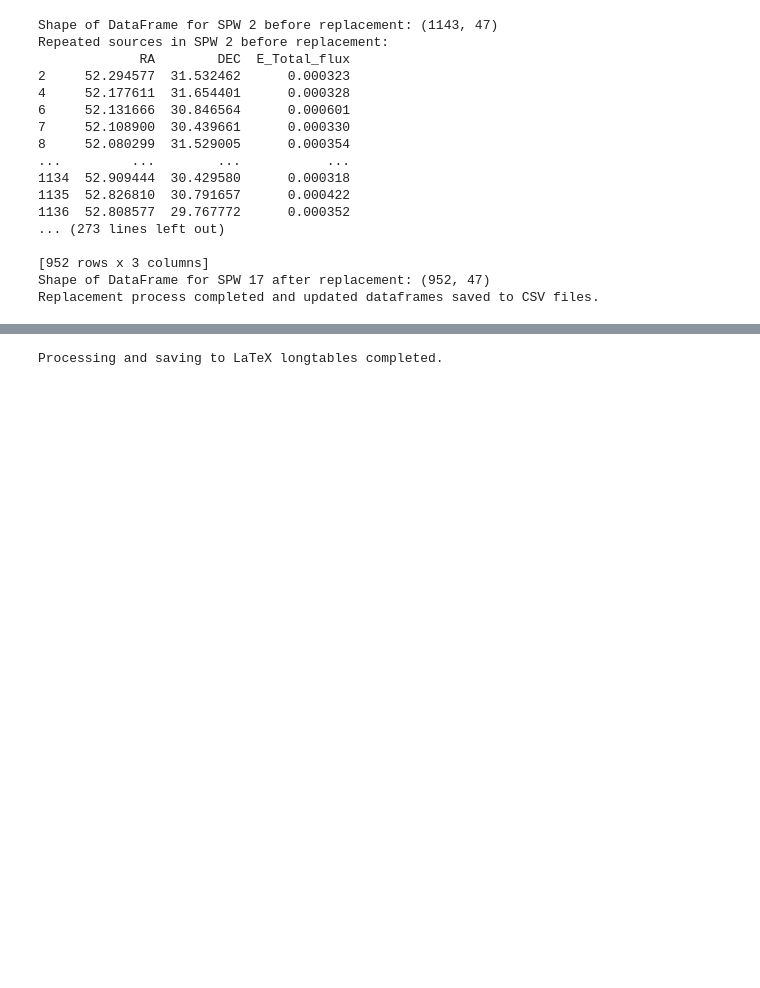
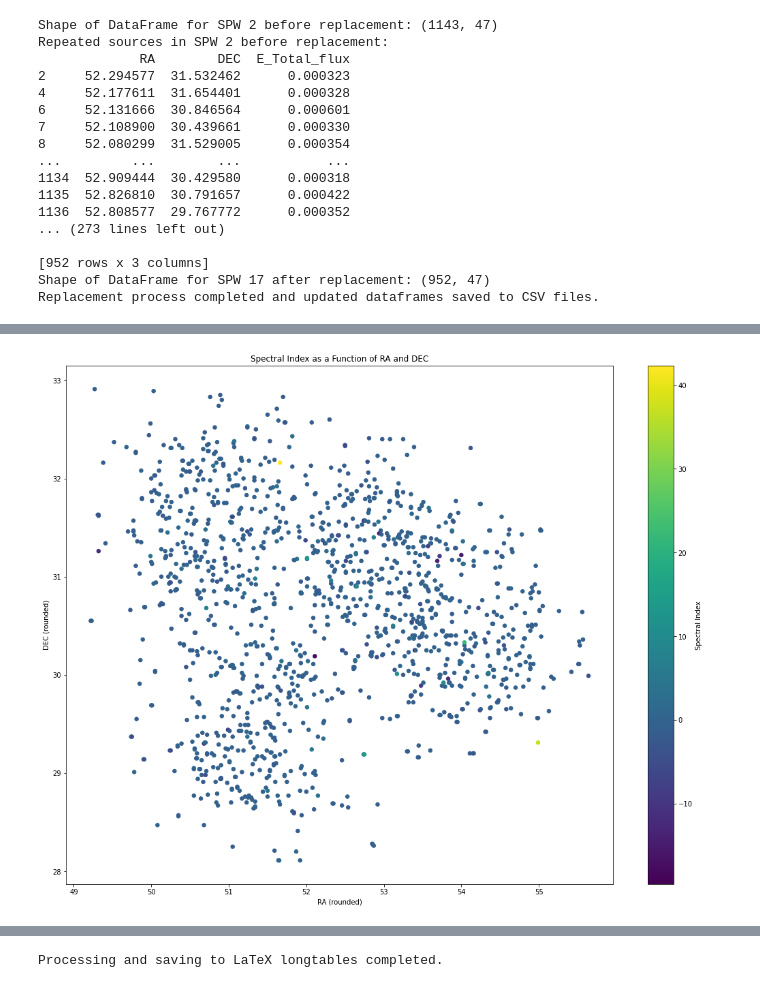
Before and after one commit to halehhajizadeh/VLA-Perseus, a Jupyter notebook: scripts/Source_detecting-spw-Catalog.ipynb, the cells around one changed output, grey strips where cells are left out. Cells and saved outputs as stored; diff of their text form; code cells hidden in the pictures; blank space fills up the shorter version.

```diff
--- a/scripts/Source_detecting-spw-Catalog.ipynb
+++ b/scripts/Source_detecting-spw-Catalog.ipynb
@@ -203,0 +263,11 @@ Replacement process completed and updated dataframes saved to CSV files.
+# %%
+# Plot the spectral index as a function of RA and DEC
+plt.figure(figsize=(18, 14))
+plt.scatter(spectral_indices['RA_rounded'], spectral_indices['DEC_rounded'], c=spectral_indices['Spectral_Index'], cmap='viridis', s=30)
+plt.colorbar(label='Spectral Index')
+plt.xlabel('RA (rounded)')
+plt.ylabel('DEC (rounded)')
+plt.title('Spectral Index as a Function of RA and DEC')
+plt.show()
+# %% [output]
+[figure, added]
```
Also changed, not shown: parts of 21 cells of this notebook, 1 other file.
